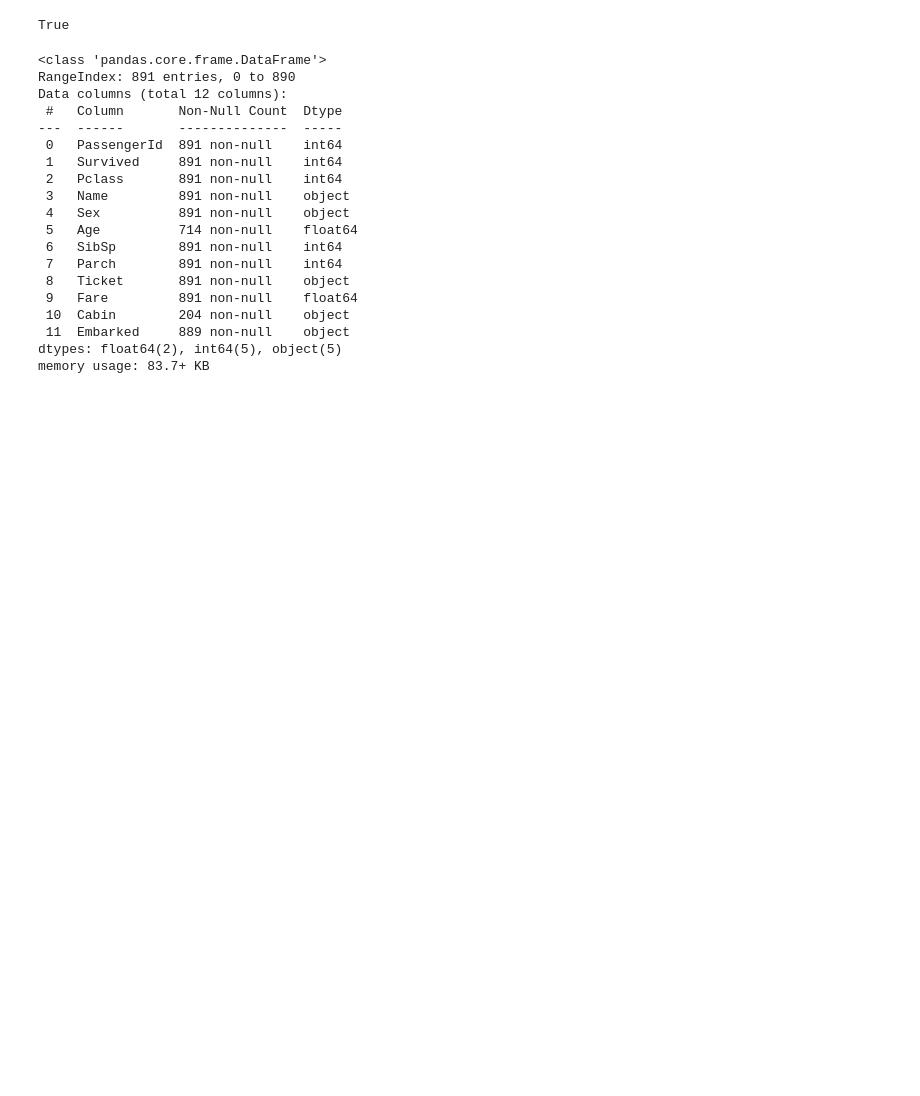
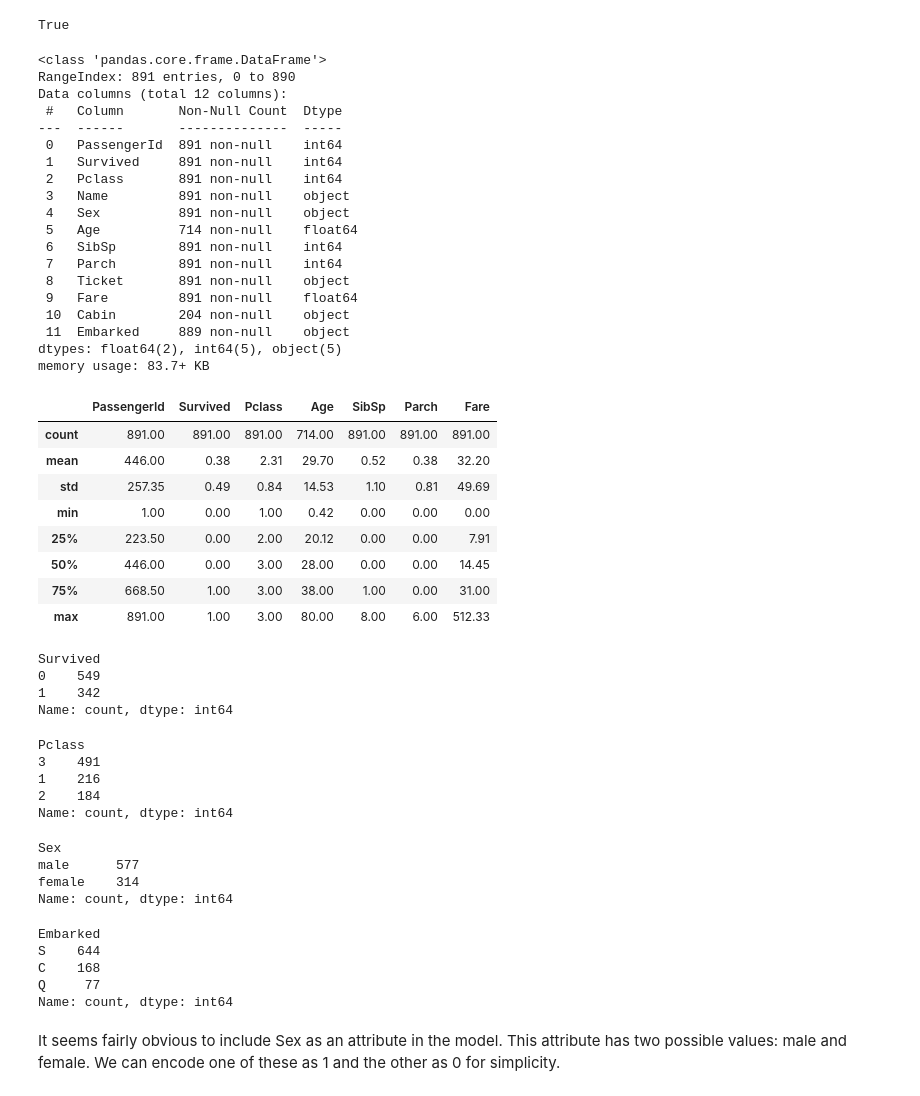
Before and after one commit to kate-dao/sink_or_survive, a Jupyter notebook: sink_or_survive.ipynb, the cells around one changed output. Saved outputs shown, nothing was run; the diff lists cells and outputs as text; code cells hidden in the pictures; blank space fills up the shorter version.

```diff
--- a/sink_or_survive.ipynb
+++ b/sink_or_survive.ipynb
@@ -14,9 +18,14 @@ from sklearn.metrics import accuracy_score
 # Set local path
 local_path = '/Users/katedao/Desktop/'
 # %%
-# Load datasets
-train_data = pd.read_csv(local_path +'train.csv')
-test_data = pd.read_csv(local_path + 'test.csv')
+# Select features and target
+features = ['Age', 'Fare', 'Sex', 'Pclass', 'Parch']
+target = 'Survived'
+
+X_train = train_data[features]
+y_train = train_data[target]
+X_test = test_data[features]
+passenger_ids = test_data['PassengerId']
 # %%
 # Data Inspection
 train_data.head()
@@ -58,3 +67,49 @@ Data columns (total 12 columns):
  11  Embarked     889 non-null    object
 dtypes: float64(2), int64(5), object(5)
 memory usage: 83.7+ KB
+# %%
+# Numerical attributes:
+train_data.describe().round(2)
+# %% [output]
+|  | PassengerId | Survived | Pclass | Age | SibSp | Parch | Fare |
+| count | 891.00 | 891.00 | 891.00 | 714.00 | 891.00 | 891.00 | 891.00 |
+| mean | 446.00 | 0.38 | 2.31 | 29.70 | 0.52 | 0.38 | 32.20 |
+| std | 257.35 | 0.49 | 0.84 | 14.53 | 1.10 | 0.81 | 49.69 |
+| min | 1.00 | 0.00 | 1.00 | 0.42 | 0.00 | 0.00 | 0.00 |
+| 25% | 223.50 | 0.00 | 2.00 | 20.12 | 0.00 | 0.00 | 7.91 |
+| 50% | 446.00 | 0.00 | 3.00 | 28.00 | 0.00 | 0.00 | 14.45 |
+| 75% | 668.50 | 1.00 | 3.00 | 38.00 | 1.00 | 0.00 | 31.00 |
+| max | 891.00 | 1.00 | 3.00 | 80.00 | 8.00 | 6.00 | 512.33 |
+# %%
+# Categorical attributes/outcomes
+train_data['Survived'].value_counts()
+# %% [output]
+Survived
+0    549
+1    342
+Name: count, dtype: int64
+# %%
+train_data["Pclass"].value_counts()
+# %% [output]
+Pclass
+3    491
+1    216
+2    184
+Name: count, dtype: int64
+# %%
+train_data["Sex"].value_counts()
+# %% [output]
+Sex
+male      577
+female    314
+Name: count, dtype: int64
+# %%
+train_data["Embarked"].value_counts()
+# %% [output]
+Embarked
+S    644
+C    168
+Q     77
+Name: count, dtype: int64
+# %% [markdown]
+It seems fairly obvious to include Sex as an attribute in the model. This attribute has two possible values: male and female. We can encode one of these as 1 and the other as 0 for simplicity.
```
Also changed, not shown: parts of 24 cells of this notebook.
